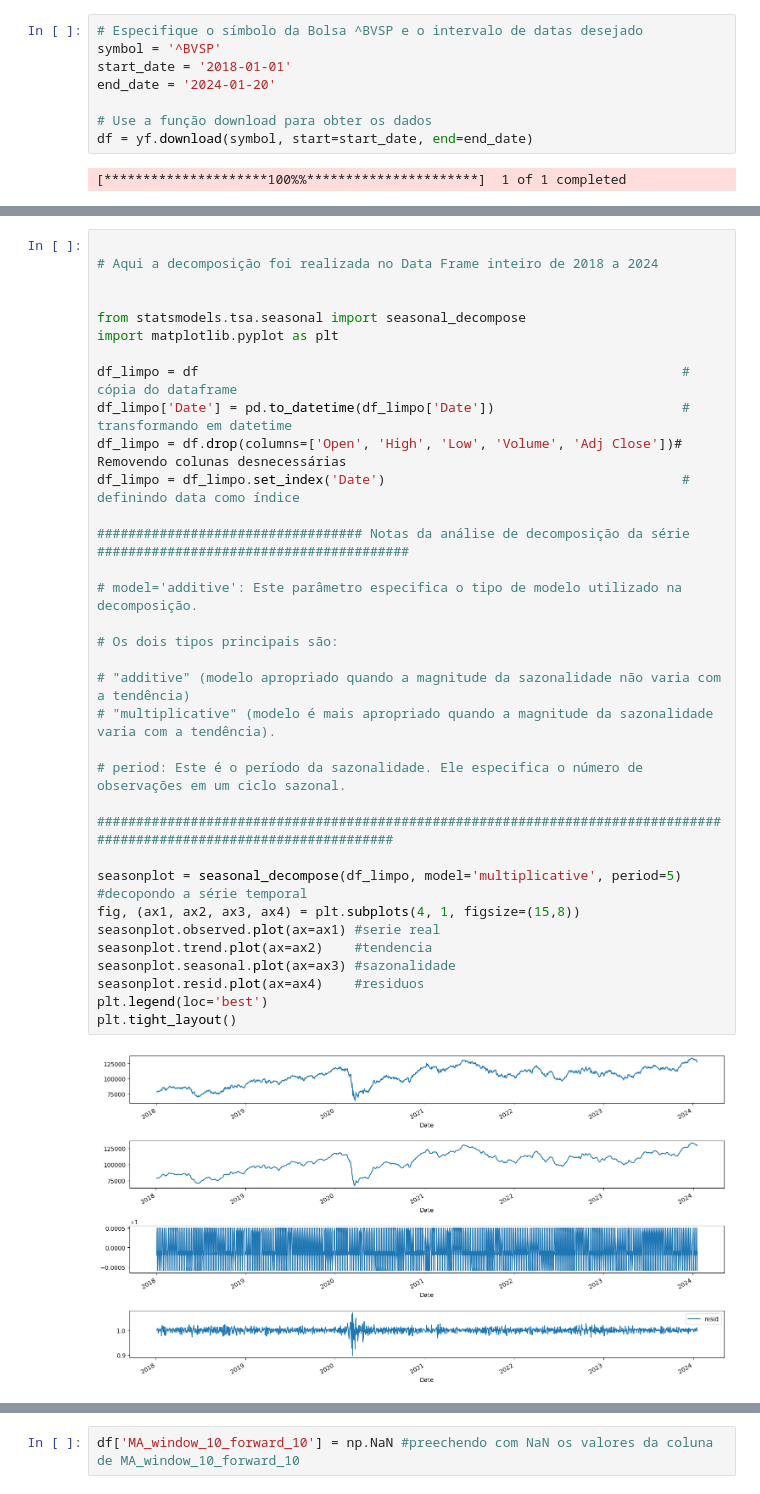
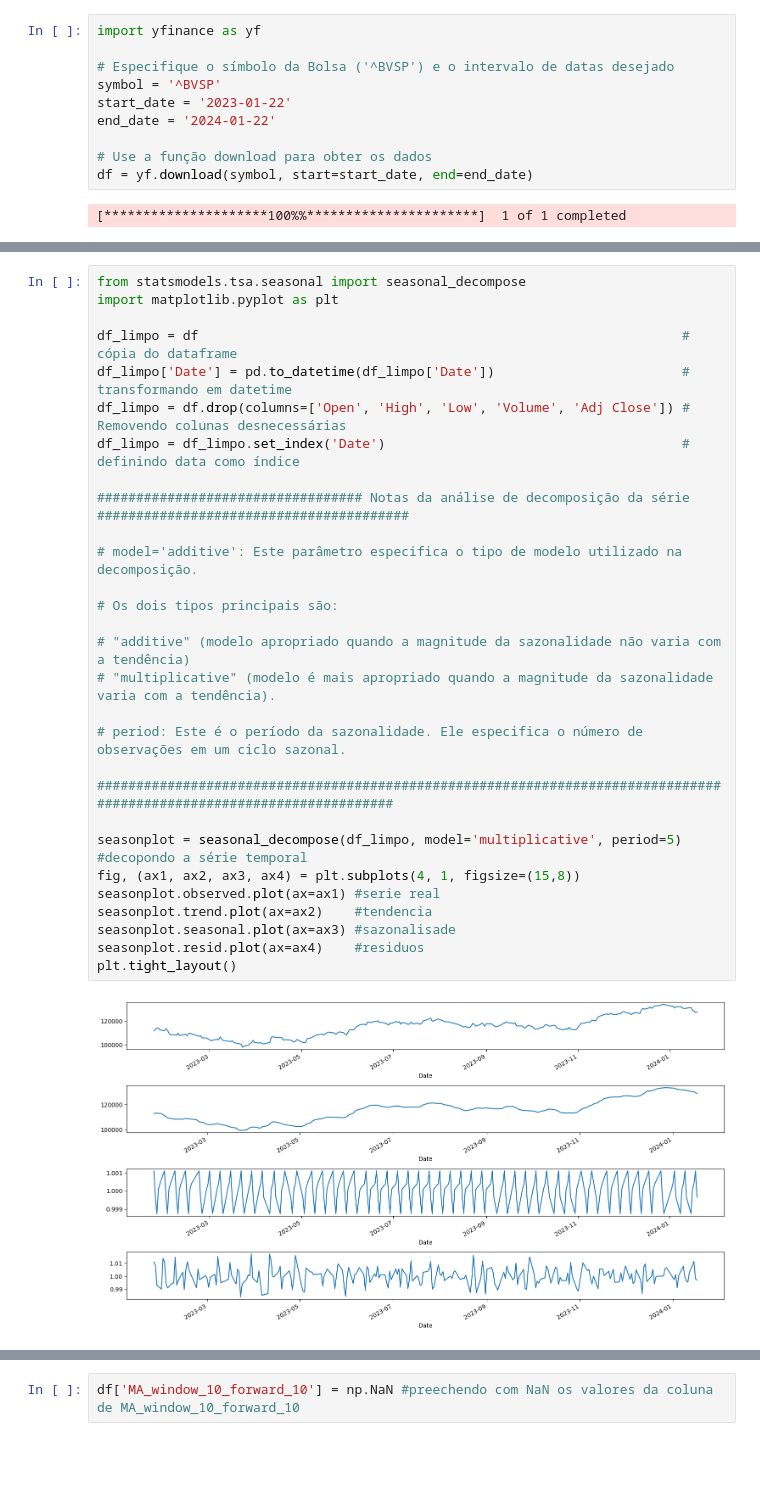
Before and after one commit to icarocarmona/Tech-Challenges-DTAT-Grupo-26, a Jupyter notebook: Machine_Learning_and_Time_Series/Tech_BVSP_Fase2.ipynb, the cells around one changed output, grey strips where cells are left out. Cells and saved outputs as stored; diff of their text form; blank space fills up the shorter version.

```diff
--- a/Machine_Learning_and_Time_Series/Tech_BVSP_Fase2.ipynb
+++ b/Machine_Learning_and_Time_Series/Tech_BVSP_Fase2.ipynb
@@ -42,8 +59,10 @@ from prophet import Prophet
 # %%
-# Especifique o símbolo da Bolsa ^BVSP e o intervalo de datas desejado
+import yfinance as yf
+
+# Especifique o símbolo da Bolsa ('^BVSP') e o intervalo de datas desejado
 symbol = '^BVSP'
-start_date = '2018-01-01'
-end_date = '2024-01-20'
+start_date = '2023-01-22'
+end_date = '2024-01-22'
 
 # Use a função download para obter os dados
 df = yf.download(symbol, start=start_date, end=end_date)
@@ -92,36 +127,31 @@ Após extrair a tendência e a sazonalidade da série original, o que resta é c
 # %%
-
-# Aqui a decomposição foi realizada no Data Frame inteiro de 2018 a 2024
-
-
 from statsmodels.tsa.seasonal import seasonal_decompose
 import matplotlib.pyplot as plt
 
 df_limpo = df                                                              # cópia do dataframe
 df_limpo['Date'] = pd.to_datetime(df_limpo['Date'])                        # transformando em datetime
-df_limpo = df.drop(columns=['Open', 'High', 'Low', 'Volume', 'Adj Close'])# Removendo colunas desnecessárias
+df_limpo = df.drop(columns=['Open', 'High', 'Low', 'Volume', 'Adj Close']) # Removendo colunas desnecessárias
 df_limpo = df_limpo.set_index('Date')                                      # definindo data como índice
 
 ################################## Notas da análise de decomposição da série ########################################
 
 # model='additive': Este parâmetro especifica o tipo de modelo utilizado na decomposição.
 
 # Os dois tipos principais são:
 
 # "additive" (modelo apropriado quando a magnitude da sazonalidade não varia com a tendência)
 # "multiplicative" (modelo é mais apropriado quando a magnitude da sazonalidade varia com a tendência).
 
 # period: Este é o período da sazonalidade. Ele especifica o número de observações em um ciclo sazonal.
 
 ######################################################################################################################
 
 seasonplot = seasonal_decompose(df_limpo, model='multiplicative', period=5) #decopondo a série temporal
 fig, (ax1, ax2, ax3, ax4) = plt.subplots(4, 1, figsize=(15,8))
 seasonplot.observed.plot(ax=ax1) #serie real
 seasonplot.trend.plot(ax=ax2)    #tendencia
-seasonplot.seasonal.plot(ax=ax3) #sazonalidade
+seasonplot.seasonal.plot(ax=ax3) #sazonalisade
 seasonplot.resid.plot(ax=ax4)    #residuos
-plt.legend(loc='best')
 plt.tight_layout()
 # %% [output]
-[figure, old version]
+[figure, new version]
```
Also changed, not shown: parts of 134 cells of this notebook.
